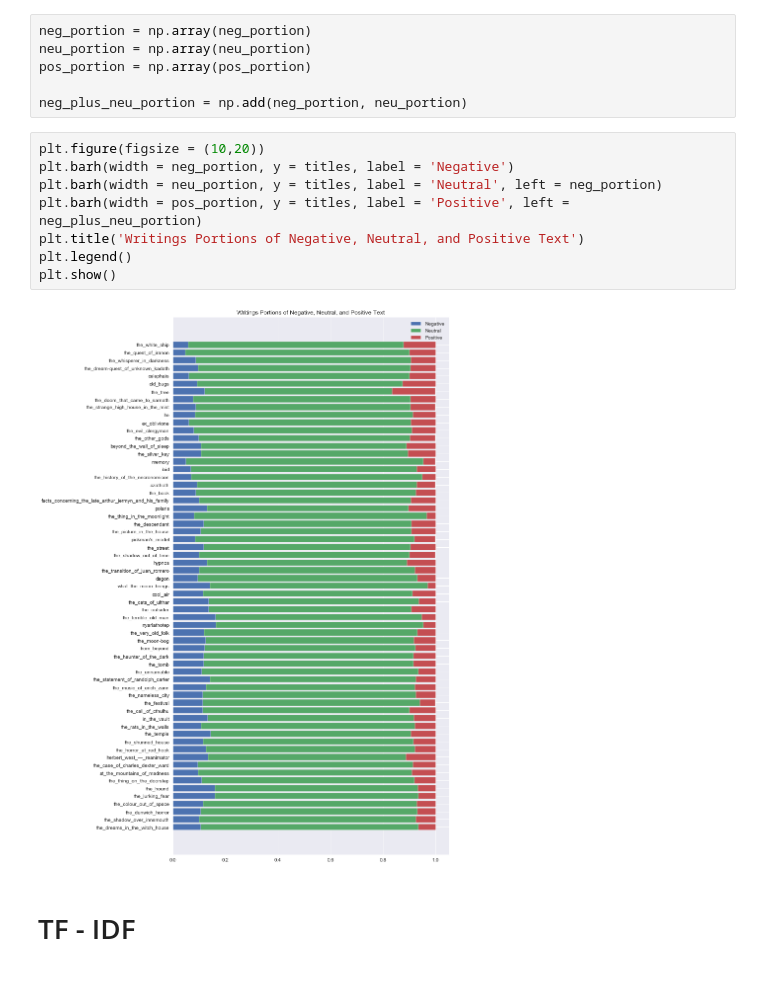
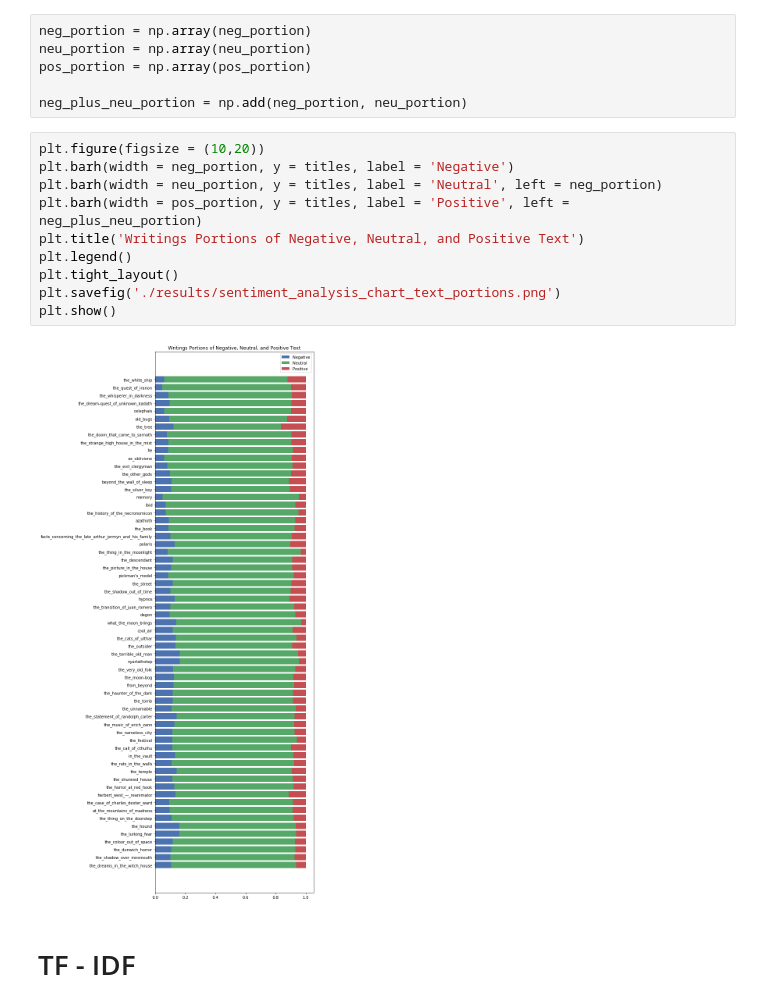
Before and after one commit to MatePocs/lovecraft, a Jupyter notebook: basic_nlp_analysis.ipynb, the cells around one changed output. Drawn from its saved outputs; the diff is of its cells as text.

```diff
--- a/basic_nlp_analysis.ipynb
+++ b/basic_nlp_analysis.ipynb
@@ -595,12 +597,14 @@ neg_plus_neu_portion = np.add(neg_portion, neu_portion)
 # %%
 plt.figure(figsize = (10,20))
 plt.barh(width = neg_portion, y = titles, label = 'Negative')
 plt.barh(width = neu_portion, y = titles, label = 'Neutral', left = neg_portion)
 plt.barh(width = pos_portion, y = titles, label = 'Positive', left = neg_plus_neu_portion)
 plt.title('Writings Portions of Negative, Neutral, and Positive Text')
 plt.legend()
+plt.tight_layout()
+plt.savefig('./results/sentiment_analysis_chart_text_portions.png')
 plt.show()
 # %% [output]
-[figure, old version]
+[figure, new version]
 # %% [markdown]
 # TF - IDF
```
Also changed, not shown: parts of 1 cell of this notebook, 3 other files.
